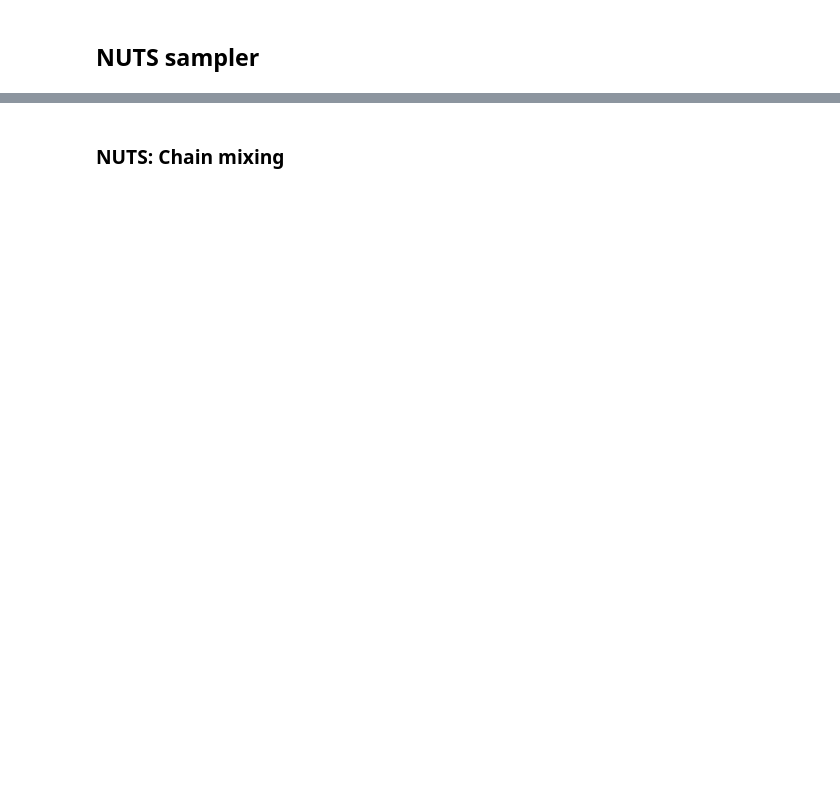
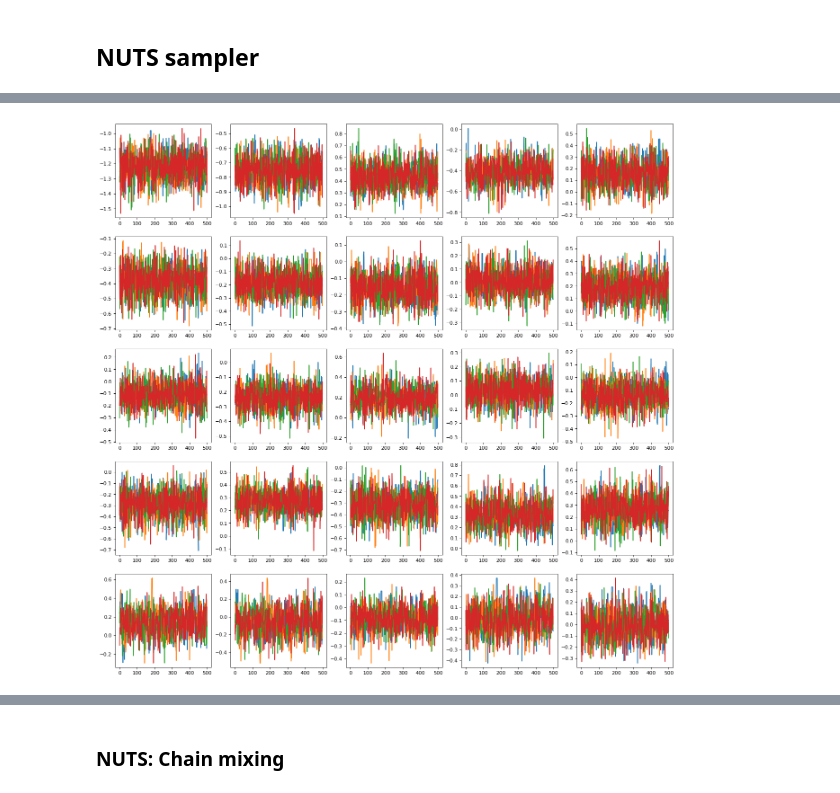
Before and after one commit to suvivainio/cs2, a Jupyter notebook: The No-U-Turn Sampler.ipynb, the cells around one changed output, grey strips where cells are left out. Saved outputs shown, nothing was run; the diff lists cells and outputs as text; code cells hidden in the pictures; blank space fills up the shorter version.

```diff
--- a/The No-U-Turn Sampler.ipynb
+++ b/The No-U-Turn Sampler.ipynb
@@ -254,6 +265,7 @@ Text(0.5,1,'Absolute difference of logistic regression coefficients')
 ## NUTS sampler
 # %%
 import LikelihoodFunctions
+import ChainMix
 import importlib
 importlib.reload(HMC)
 importlib.reload(ChainMix)
@@ -265,12 +277,12 @@ import noUturnSampler
 import importlib
 importlib.reload(noUturnSampler)
 np.seterr('warn')
-np.seed(42)
+npr.seed(42)
 
 lBayesLRX=lambda theta0: LikelihoodFunctions.lBayesLR(theta0, creditX, creditY)
 
 # Sample size*2 (only the latter half is returned)
-size=2000
+size=1000
 nutsTheta0=np.empty([size//2, 25, 4])
 
 # Print debugging info
@@ -279,8 +291,8 @@ testRun=False
 # Calculate 4 chains with dispersed starting points
 # Generate 25*1 vector as starting values for theta (=beta coefficients)
 thetaOriginal1=np.zeros(25)
-thetaOriginal2=npr.normal(-10.0, 5.0, 25)
-thetaOriginal3=npr.normal(10.0, 5.0, 25)
+thetaOriginal2=npr.normal(-1.0, 1.0, 25)
+thetaOriginal3=npr.normal(1.0, 1.0, 25)
 thetaOriginal4=npr.normal(0.0, 5.0, 25)
 
 nutsTheta0[:,:,0], nutsEpsilon1 = noUturnSampler.NoUTurn(thetaOriginal1, 0.6, lBayesLRX, size,size//2, testRun)
@@ -308,0 +307,8 @@ nutsTheta0[:,:,3], nutsEpsilon4 = noUturnSampler.NoUTurn(thetaOriginal4, 0.6, lB
+# %%
+# Plot the 25 samples
+fig=plt.figure(figsize=(20, 20), dpi= 80, facecolor='w', edgecolor='k')
+for i in range(nutsTheta0.shape[1]):
+    plt.subplot(5,5,i+1)
+    plt.plot(nutsTheta0[:, i, :])
+# %% [output]
+[figure, added]
```
Also changed, not shown: parts of 30 cells of this notebook.
